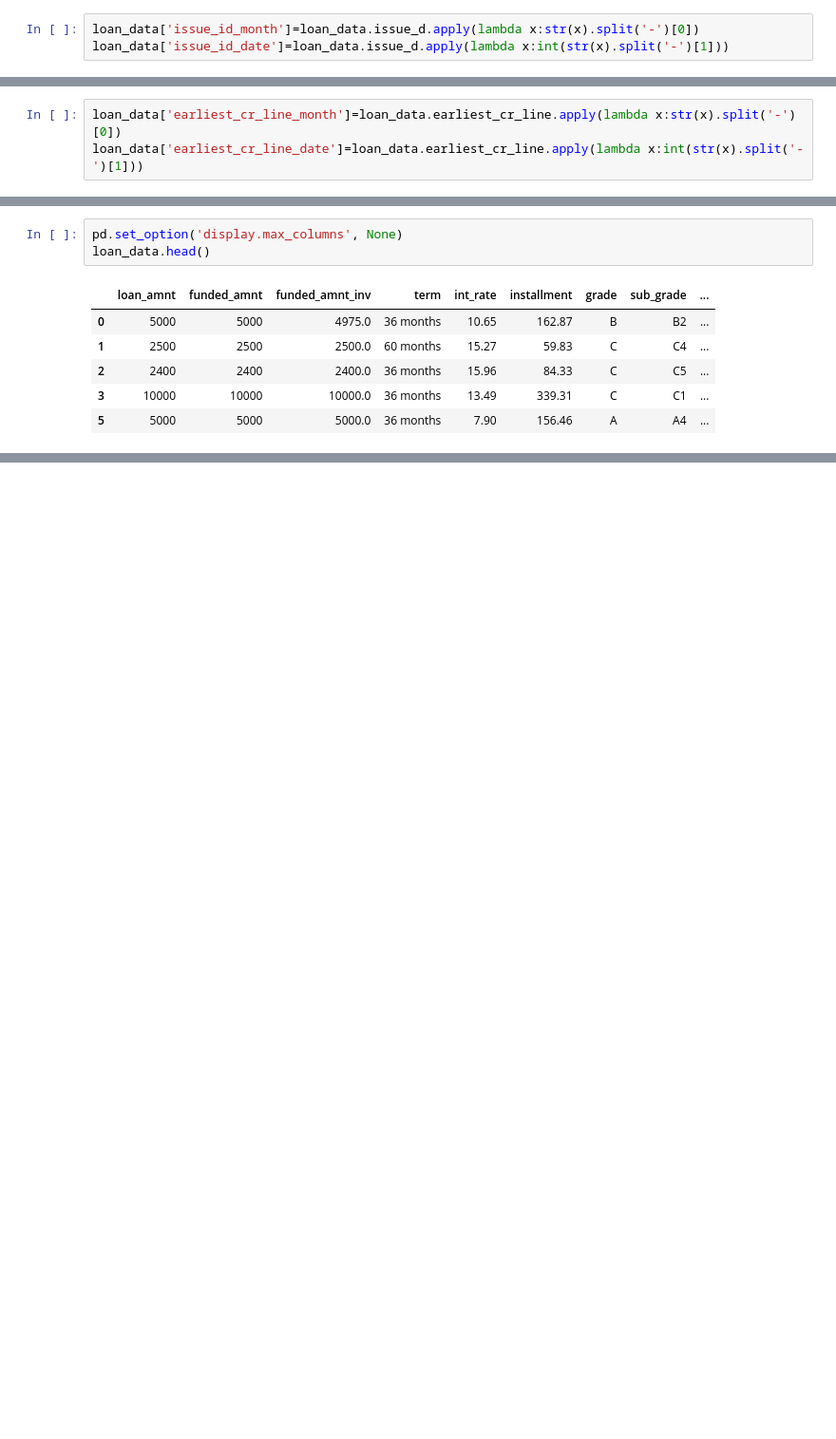
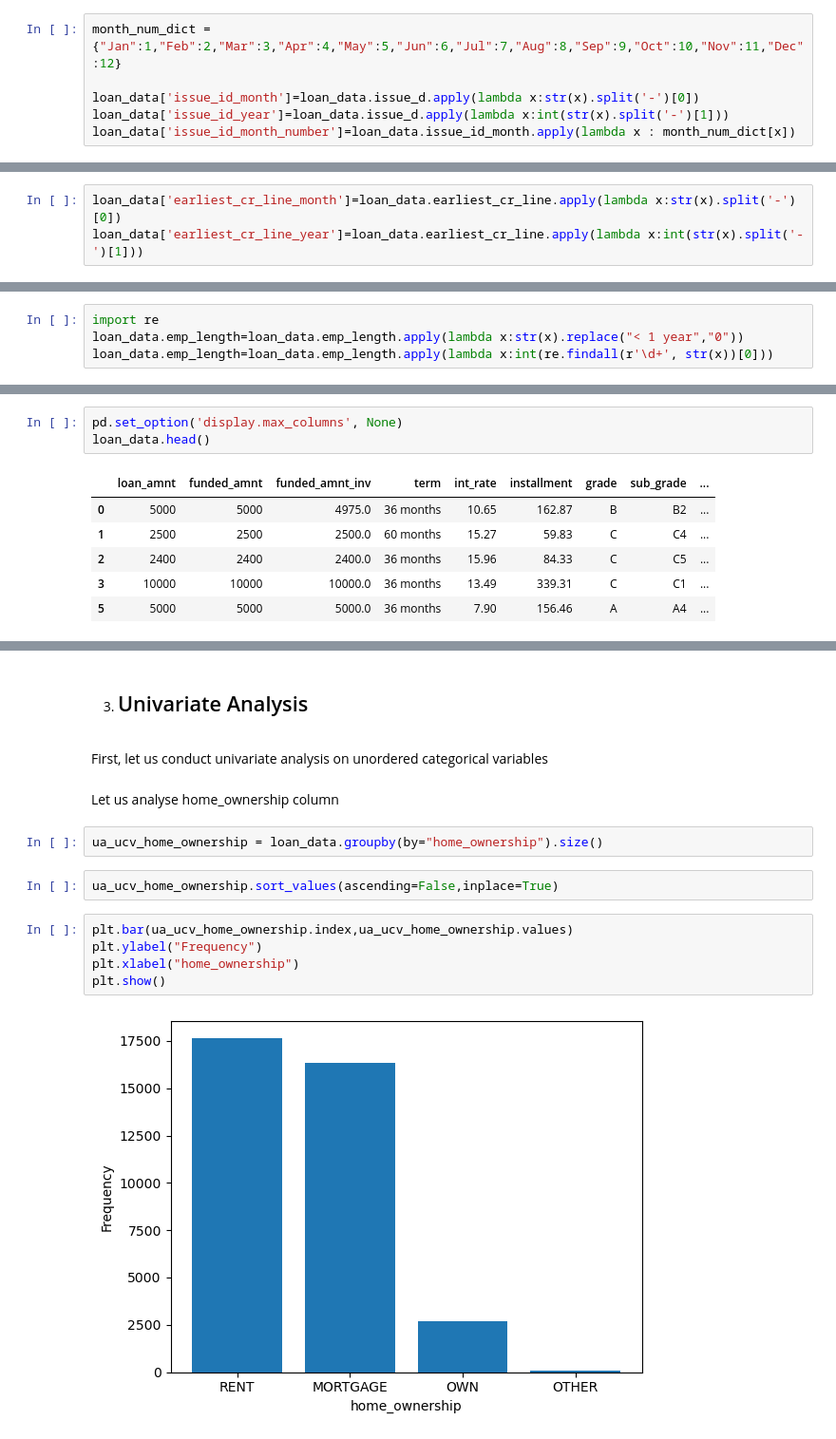
Before and after one commit to shivasaibondugula/LendingClub, a Jupyter notebook: shiva_sai_bondugula.ipynb, the cells around one changed output, grey strips where cells are left out. Shown at 95% size. Cells and saved outputs as stored; diff of their text form; blank space fills up the shorter version.

```diff
--- a/shiva_sai_bondugula.ipynb
+++ b/shiva_sai_bondugula.ipynb
@@ -428,7 +428,10 @@ As we can see above, the column "issue_d" which is the combination of month and
 And the original column can be removed.
 # %%
+month_num_dict = {"Jan":1,"Feb":2,"Mar":3,"Apr":4,"May":5,"Jun":6,"Jul":7,"Aug":8,"Sep":9,"Oct":10,"Nov":11,"Dec":12}
+
 loan_data['issue_id_month']=loan_data.issue_d.apply(lambda x:str(x).split('-')[0])
-loan_data['issue_id_date']=loan_data.issue_d.apply(lambda x:int(str(x).split('-')[1]))
+loan_data['issue_id_year']=loan_data.issue_d.apply(lambda x:int(str(x).split('-')[1]))
+loan_data['issue_id_month_number']=loan_data.issue_id_month.apply(lambda x : month_num_dict[x])
 # %%
 loan_data.drop(columns=["issue_d"],inplace=True)
 # %%
@@ -476,7 +479,7 @@ As we can see above, the column "earliest_cr_line" which is the combination of m
 And the original column can be removed.
 # %%
 loan_data['earliest_cr_line_month']=loan_data.earliest_cr_line.apply(lambda x:str(x).split('-')[0])
-loan_data['earliest_cr_line_date']=loan_data.earliest_cr_line.apply(lambda x:int(str(x).split('-')[1]))
+loan_data['earliest_cr_line_year']=loan_data.earliest_cr_line.apply(lambda x:int(str(x).split('-')[1]))
 # %%
 loan_data.drop(columns=["earliest_cr_line"],inplace=True)
 # %%
@@ -515,0 +527,4 @@ array([8.370e+01, 9.400e+00, 9.850e+01, ..., 4.963e+01, 4.000e-02,
+# %%
+import re
+loan_data.emp_length=loan_data.emp_length.apply(lambda x:str(x).replace("< 1 year","0"))
+loan_data.emp_length=loan_data.emp_length.apply(lambda x:int(re.findall(r'\d+', str(x))[0]))
@@ -605,0 +549,17 @@ We can see the loan applicants are more for addr_state "CA" followed by "NY" and
+# %% [markdown]
+3. ## Univariate Analysis
+# %% [markdown]
+First, let us conduct univariate analysis on unordered categorical variables
+# %% [markdown]
+Let us analyse home_ownership column
+# %%
+ua_ucv_home_ownership = loan_data.groupby(by="home_ownership").size()
+# %%
+ua_ucv_home_ownership.sort_values(ascending=False,inplace=True)
+# %%
+plt.bar(ua_ucv_home_ownership.index,ua_ucv_home_ownership.values)
+plt.ylabel("Frequency")
+plt.xlabel("home_ownership")
+plt.show()
+# %% [output]
+[figure, added]
```
Also changed, not shown: parts of 53 cells of this notebook.
